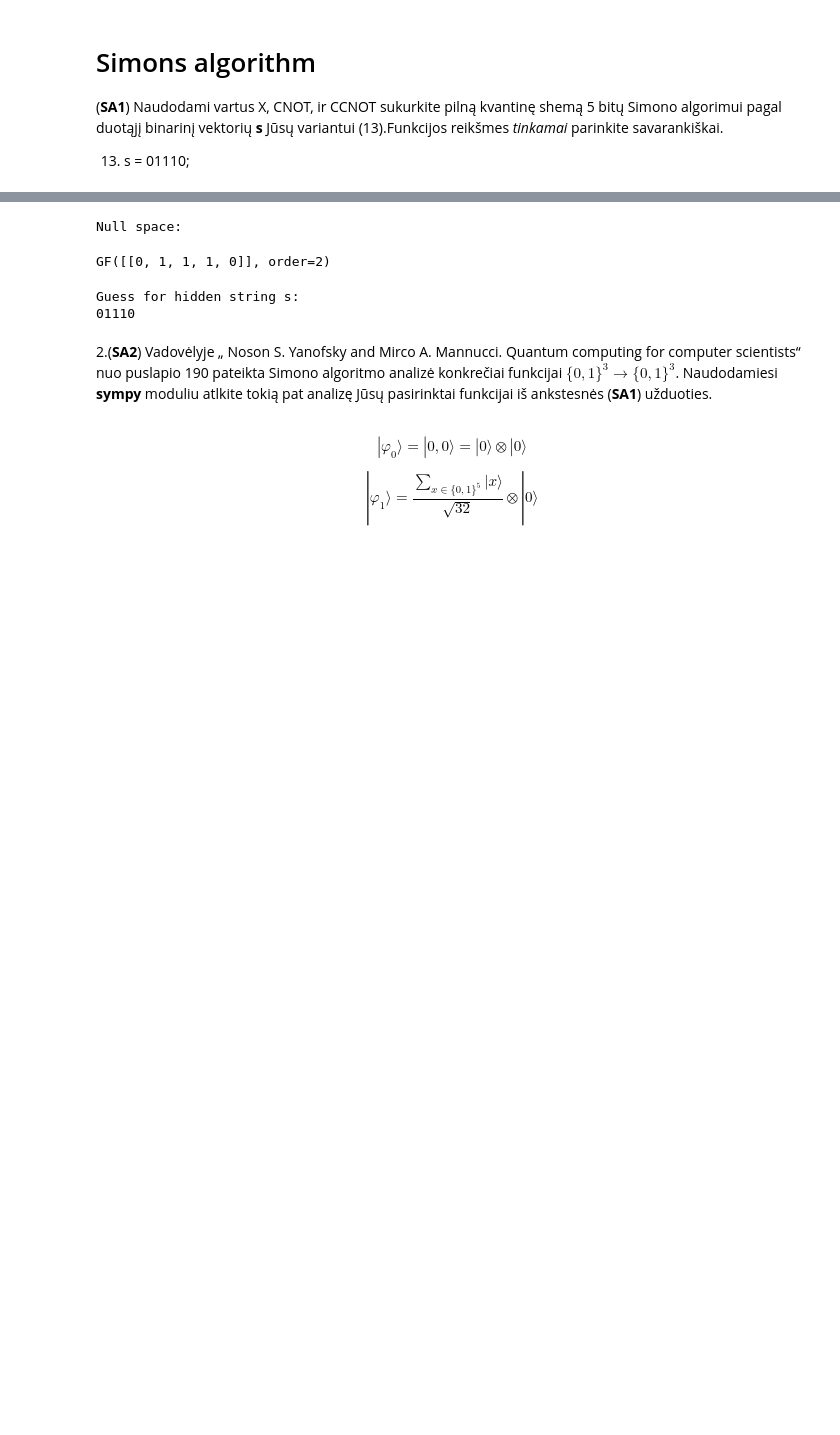
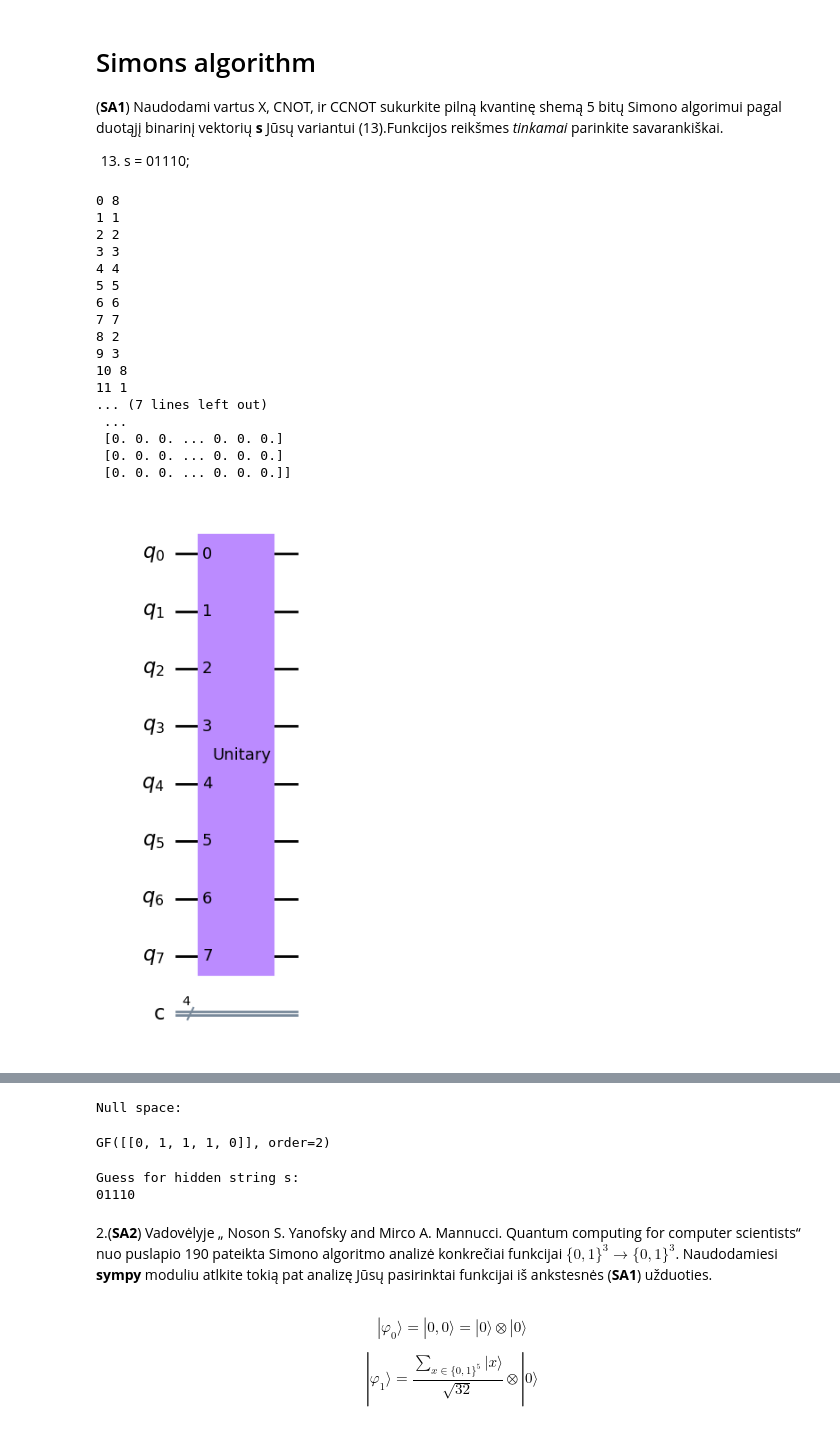
Before and after one commit to cezaris13/QuantumComputing, a Jupyter notebook: Quantum2lab.ipynb, the cells around one changed output, grey strips where cells are left out. Drawn from its saved outputs; the diff is of its cells as text; code cells hidden in the pictures; blank space fills up the shorter version.

```diff
--- a/Quantum2lab.ipynb
+++ b/Quantum2lab.ipynb
@@ -377,6 +381,30 @@ def createKet(value, n):
     if value >= 2**n:
         raise ValueError("Invalid input")
     return Ket(str(bin(value))[2:].rjust(n, '0'))
+# %%
+stringie = "1010"
+qcTemp = QuantumCircuit(2*len(stringie), len(stringie))
+qcTemp.append(constructBlackBox(len(stringie), stringie, verbose=True), range(2*len(stringie)))
+qcTemp.decompose().draw(output='mpl')
+# %% [output]
+0 8
+1 1
+2 2
+3 3
+4 4
+5 5
+6 6
+7 7
+8 2
+9 3
+10 8
+11 1
+... (7 lines left out)
+ ...
+ [0. 0. 0. ... 0. 0. 0.]
+ [0. 0. 0. ... 0. 0. 0.]
+ [0. 0. 0. ... 0. 0. 0.]]
+[figure, added]
 # %%
 s = "01110"
 n = len(s)
```
Also changed, not shown: parts of 8 cells of this notebook.
